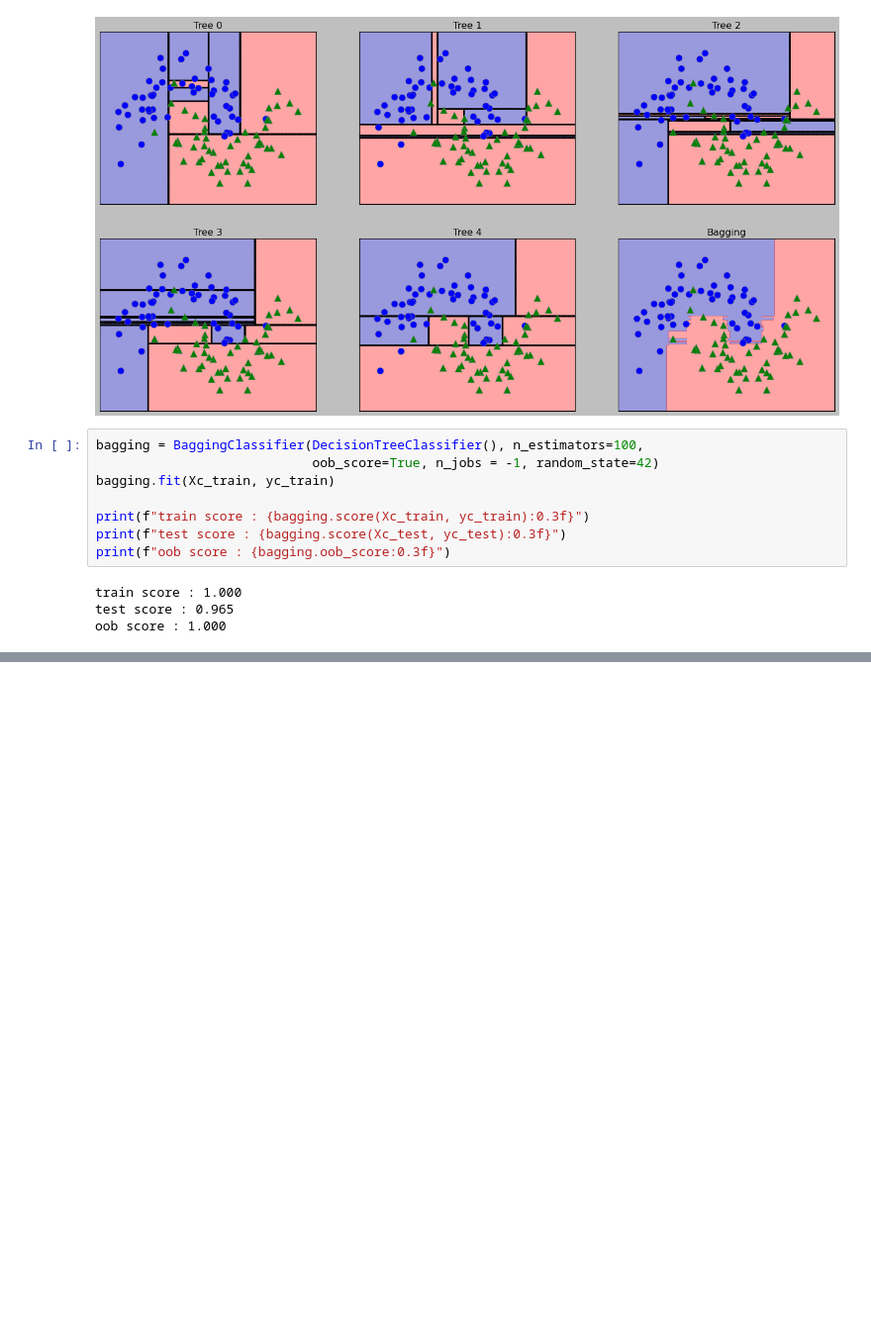
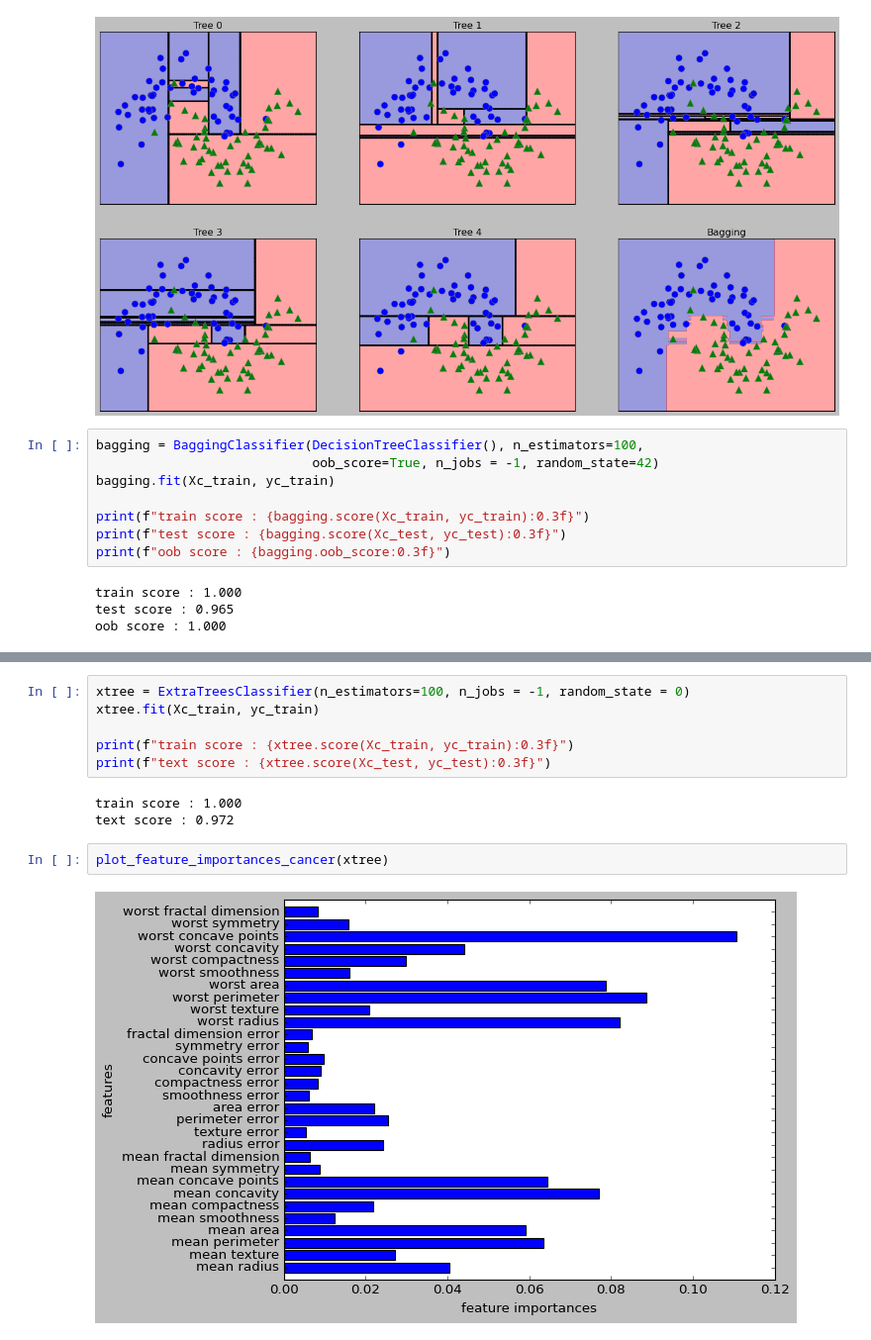
Before and after one commit to Hosung-Ahn/IntroducingML, a Jupyter notebook: Chpter2-supervised_learning/Decision Tree.ipynb, the cells around one changed output, grey strips where cells are left out. Shown at 99% size. Saved outputs shown, nothing was run; the diff lists cells and outputs as text; blank space fills up the shorter version.

```diff
--- a/Chpter2-supervised_learning/Decision Tree.ipynb
+++ b/Chpter2-supervised_learning/Decision Tree.ipynb
@@ -312,0 +337,13 @@ oob score : 1.000
+# %%
+xtree = ExtraTreesClassifier(n_estimators=100, n_jobs = -1, random_state = 0)
+xtree.fit(Xc_train, yc_train)
+
+print(f"train score : {xtree.score(Xc_train, yc_train):0.3f}")
+print(f"text score : {xtree.score(Xc_test, yc_test):0.3f}")
+# %% [output]
+train score : 1.000
+text score : 0.972
+# %%
+plot_feature_importances_cancer(xtree)
+# %% [output]
+[figure, added]
```
Also changed, not shown: parts of 2 cells of this notebook.
